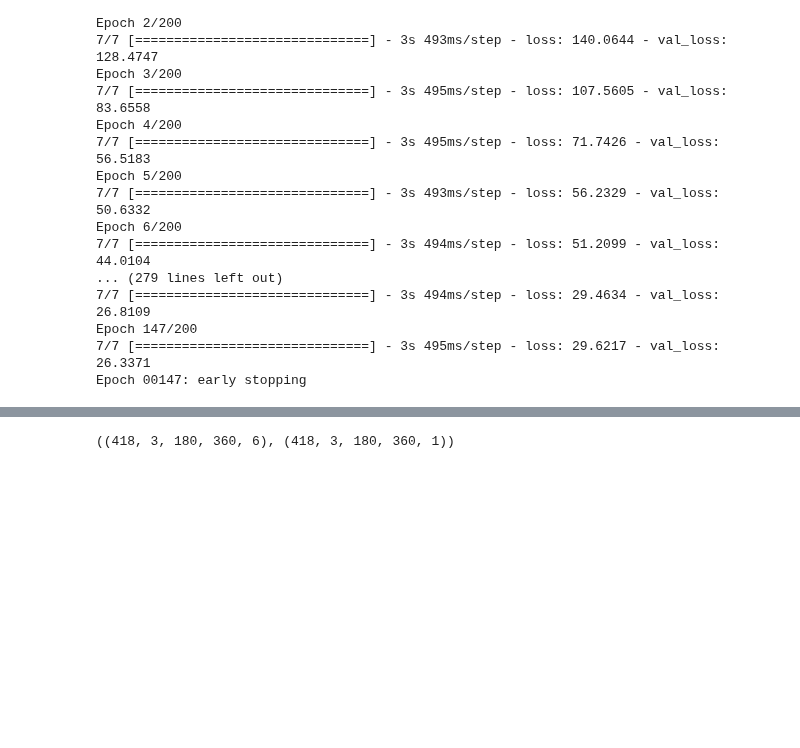
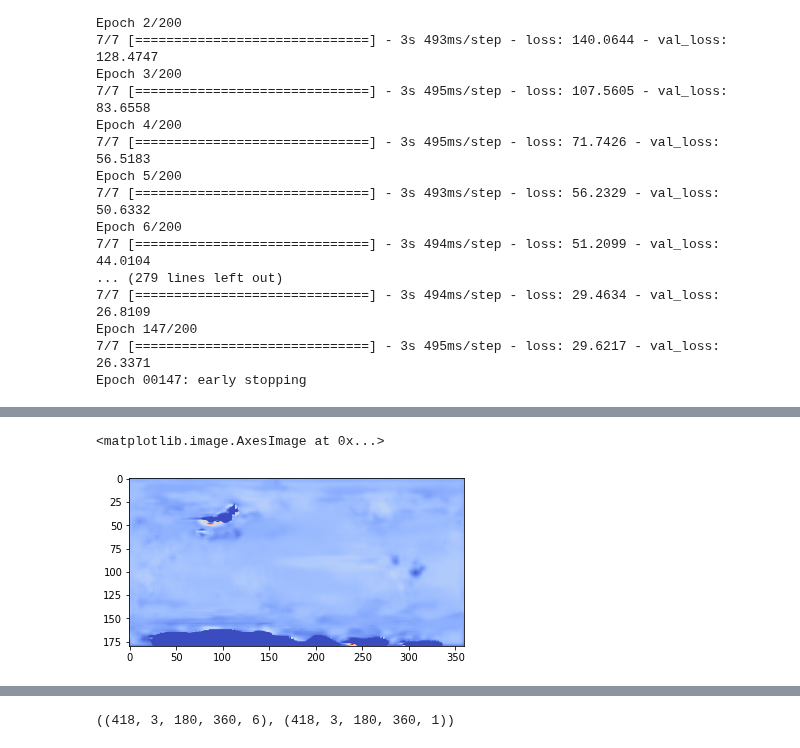
Before and after one commit to sk981102/ocean_co2, a Jupyter notebook: notebooks/deep_learning/006_ConvLSTM_mpi_transfer.ipynb, the cells around one changed output, grey strips where cells are left out. Cells and saved outputs as stored; diff of their text form; code cells hidden in the pictures; blank space fills up the shorter version.

```diff
--- a/notebooks/deep_learning/006_ConvLSTM_mpi_transfer.ipynb
+++ b/notebooks/deep_learning/006_ConvLSTM_mpi_transfer.ipynb
@@ -439,2 +487,7 @@ full_truth[coord] = 0
+# %%
+plt.imshow(np.flipud(predicted_image[0]),cmap="coolwarm")
+# %% [output]
+<matplotlib.image.AxesImage at 0x...>
+[figure, added]
 # %%
 custom_rmse(predicted_image,full_truth)
```
Also changed, not shown: parts of 17 cells of this notebook, 4 other files.
